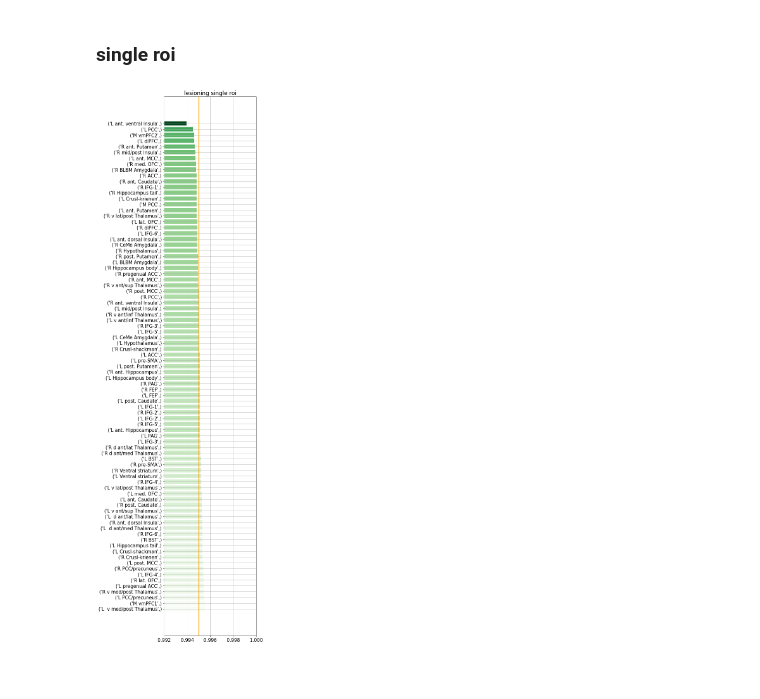
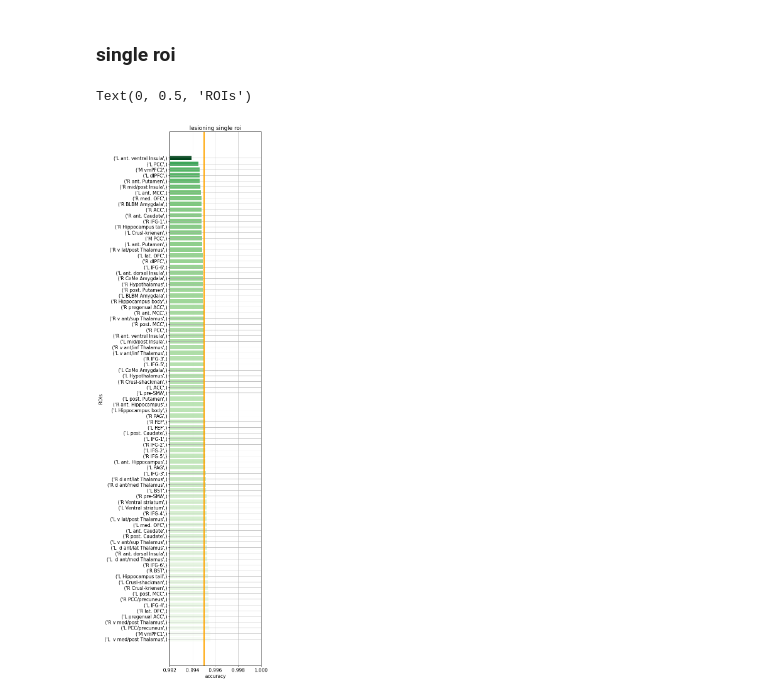
Before and after one commit to govinda-umd/explainable-ai, a Jupyter notebook: _sources/nb/mar22/05-ROIwise_nearmiss_segments_lesion_analysis.ipynb, the cells around one changed output. Cells and saved outputs as stored; diff of their text form; code cells hidden in the pictures; blank space fills up the shorter version.

```diff
--- a/_sources/nb/mar22/05-ROIwise_nearmiss_segments_lesion_analysis.ipynb
+++ b/_sources/nb/mar22/05-ROIwise_nearmiss_segments_lesion_analysis.ipynb
@@ -268,31 +285,35 @@ fig, axs = plt.subplots(
     figsize=(5*cm, 30*cm),
     sharex=False,
     sharey=False,
     dpi=75)
 
 rescale = lambda y: (y - np.min(y)) / (np.max(y) - np.min(y))
 
 ax = axs
 ax.set_title(f"lesioning single roi")
 
 x_pts = list(rois_records['rois_1'].values())
 ax.barh(
     y=np.arange(num_rois, 0, -1),
     width=x_pts,
     height=0.75,
     color=mpl.colormaps['Greens_r'](rescale(x_pts)))
 
 ax.axvline(
     x=list(rois_records['rois_0'].values())[0],
     color='orange',
     linewidth=3.0)
 
 
 # layout
 ax.set_yticks(np.arange(num_rois, 0, -1))
 ax.set_yticklabels(list(rois_records['rois_1'].keys()))
 ax.set_xlim(0.992, 1.0)
 ax.grid(True)
+
+ax.set_xlabel(f"accuracy")
+ax.set_ylabel(f"ROIs")
 # ax.legend()
 # %% [output]
+Text(0, 0.5, 'ROIs')
-[figure, old version]
+[figure, new version]
```
Also changed, not shown: parts of 8 cells of this notebook, 6 other files.
